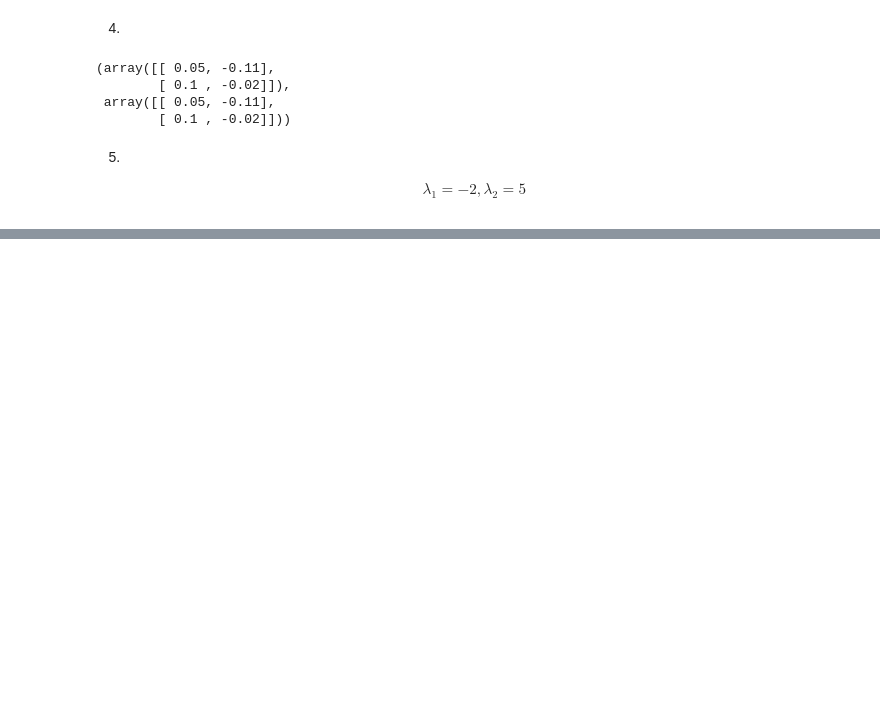
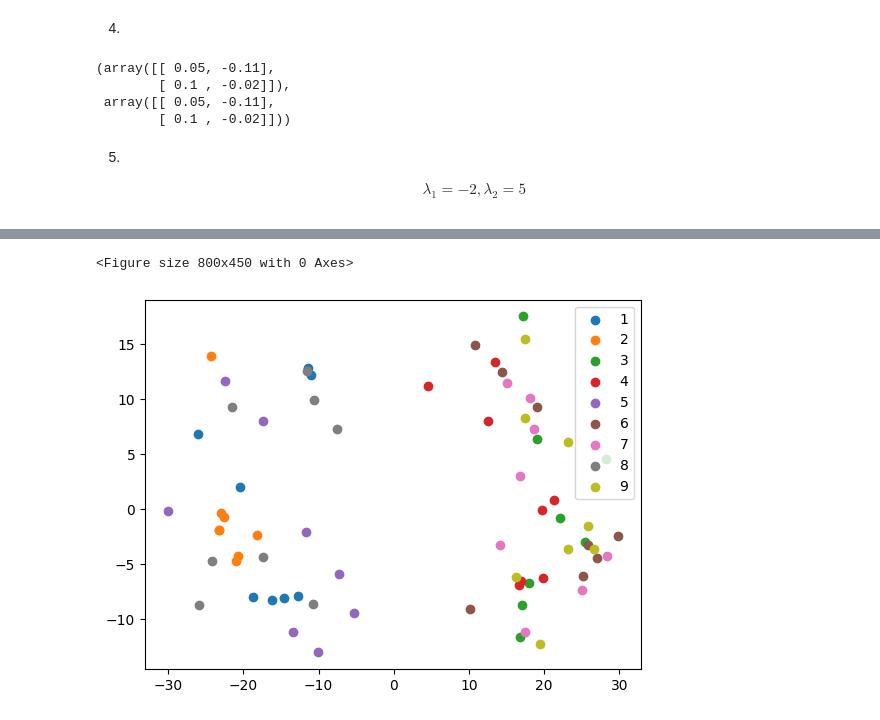
Before and after one commit to VasilyMarkov/Numerical-Methods, a Jupyter notebook: Assignment2.ipynb, the cells around one changed output, grey strips where cells are left out. Drawn from its saved outputs; the diff is of its cells as text; code cells hidden in the pictures; blank space fills up the shorter version.

```diff
--- a/Assignment2.ipynb
+++ b/Assignment2.ipynb
@@ -193,11 +195,3 @@ A_inv, A_inv1
 # %% [markdown]
 5.
 $$ \begin{aligned} \lambda_{1} = -2, \lambda_{2} = 5 \end{aligned} $$
-# %%
-hdfName = 'digits.hdf'
-pd.HDFStore(hdfName).keys()
-
-images = pd.read_hdf(hdfName, 'images', 'r+')
-for i in range(10):
-    plt.figure(figsize=(1,1))
-    plt.imshow(images.loc[i].to_numpy(), cmap='Greys')
@@ -214,0 +202,29 @@ for i in range(10):
+# %%
+hdfName = 'digits.hdf'
+pd.HDFStore(hdfName).keys()
+
+images = pd.read_hdf(hdfName, 'images', 'r+')
+
+i_0 = images.loc[0].to_numpy()
+row, col = i_0.shape
+U, S, V = np.linalg.svd(i_0)
+S_2 = np.diag(S[:2])
+U_2 = U[..., :2]
+V_2 = V[:2, ...]
+A_2 =  U_2 @ S_2
+np.linalg.matrix_rank(A_2)
+plt.figure(figsize=(8, 4.5))
+
+fig, ax = plt.subplots()
+for i, color in zip(range(9), ['1', '2', '3', '4', '5', '6', '7', '8', '9']):
+    U, S, V = np.linalg.svd(images.loc[i].to_numpy())
+    S_2 = np.diag(S[:2])
+    U_2 = U[..., :2]
+    V_2 = V[:2, ...]
+    A_2 =  U_2 @ S_2
+    ax.scatter(A_2[..., 0], A_2[..., 1], label=color)
+ax.legend(loc='upper right')
+plt.show()
+# %% [output]
+<Figure size 800x450 with 0 Axes>
+[figure, added]
```
Also changed, not shown: parts of 3 cells of this notebook.
